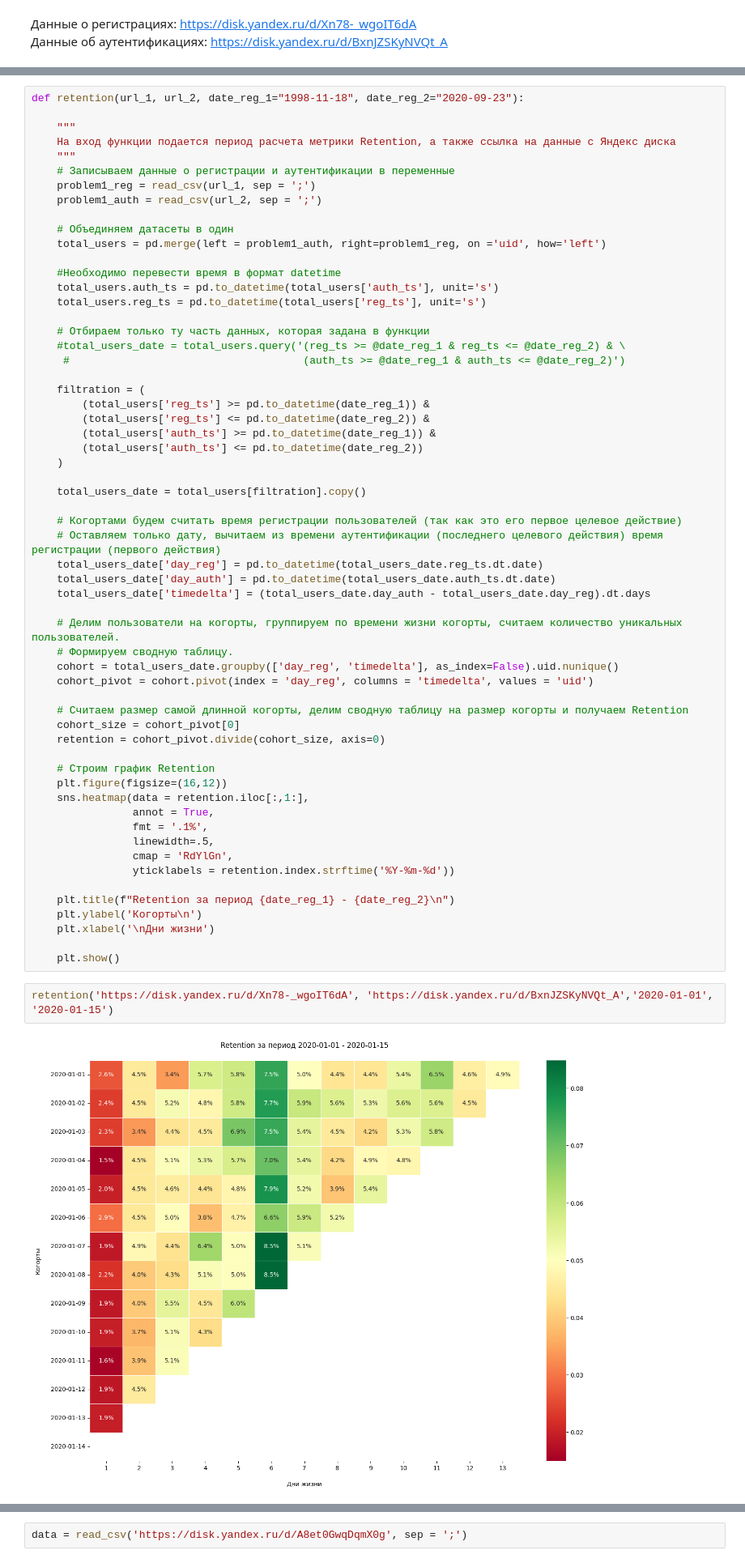
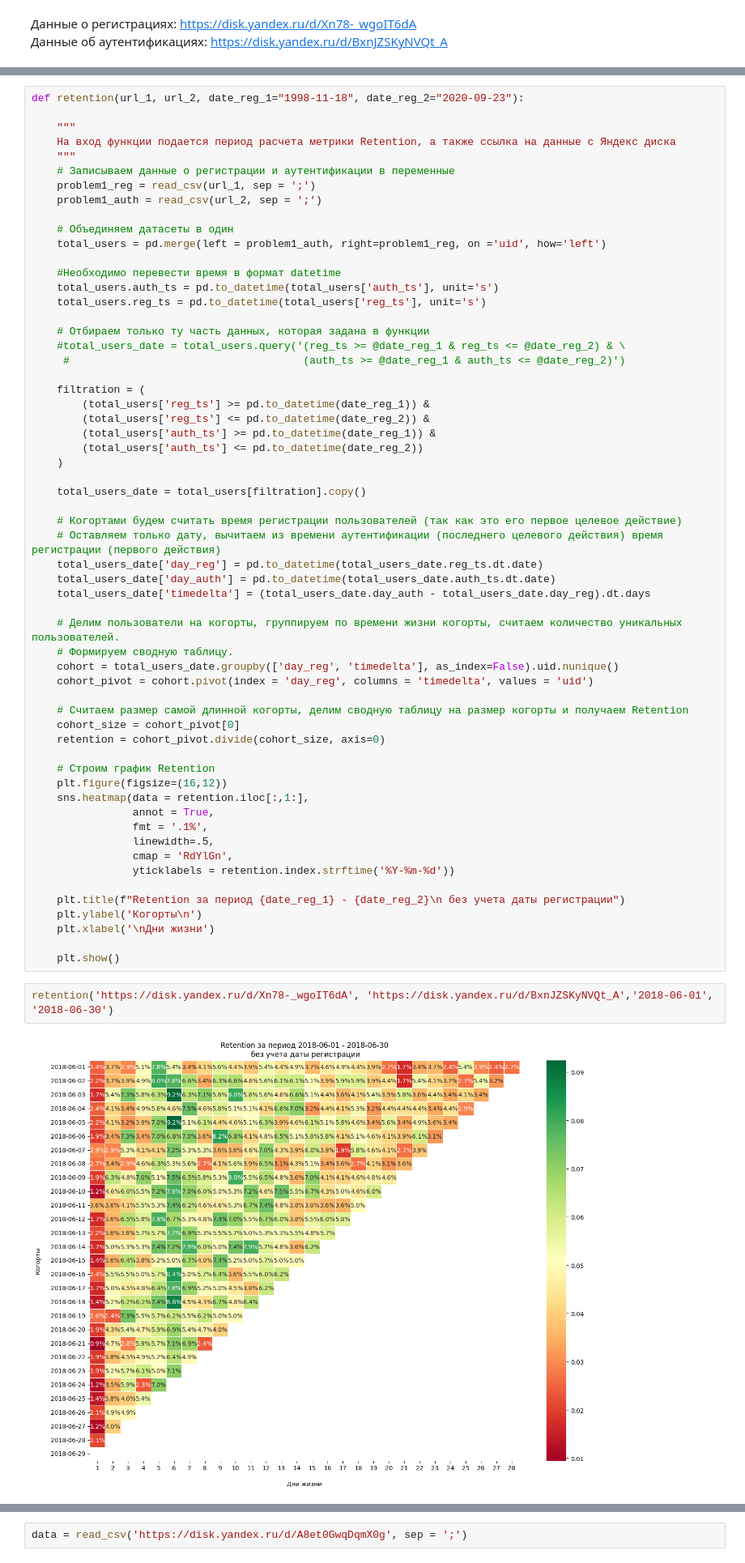
Before and after one commit to equi1p/game_analyst, a Jupyter notebook: Game_project.ipynb, the cells around one changed output, grey strips where cells are left out. Shown at 81% size. Cells and saved outputs as stored; diff of their text form.

```diff
--- a/Game_project.ipynb
+++ b/Game_project.ipynb
@@ -82,12 +168,12 @@ def retention(url_1, url_2, date_reg_1="1998-11-18", date_reg_2="2020-09-23"):
                 cmap = 'RdYlGn',
                 yticklabels = retention.index.strftime('%Y-%m-%d'))
 
-    plt.title(f"Retention за период {date_reg_1} - {date_reg_2}\n")
+    plt.title(f"Retention за период {date_reg_1} - {date_reg_2}\n без учета даты регистрации")
     plt.ylabel('Когорты\n')
     plt.xlabel('\nДни жизни')
 
     plt.show()
 # %%
-retention('https://disk.yandex.ru/d/Xn78-_wgoIT6dA', 'https://disk.yandex.ru/d/BxnJZSKyNVQt_A','2020-01-01', '2020-01-15')
+retention('https://disk.yandex.ru/d/Xn78-_wgoIT6dA', 'https://disk.yandex.ru/d/BxnJZSKyNVQt_A','2018-06-01', '2018-06-30')
 # %% [output]
-[figure, old version]
+[figure, new version]
```
Also changed, not shown: parts of 34 cells of this notebook.
